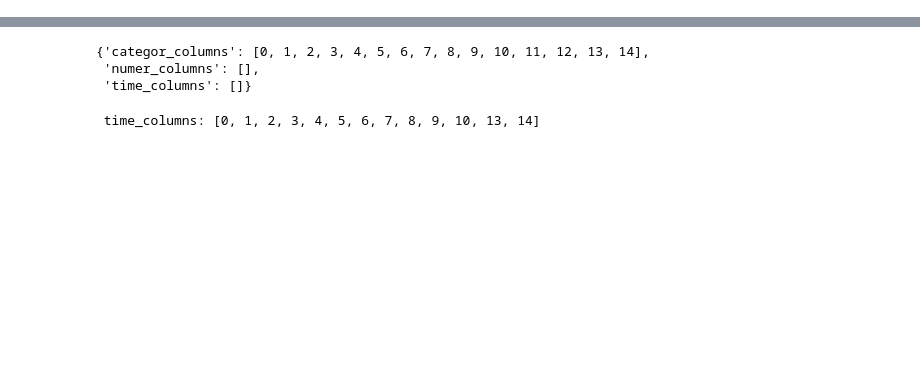
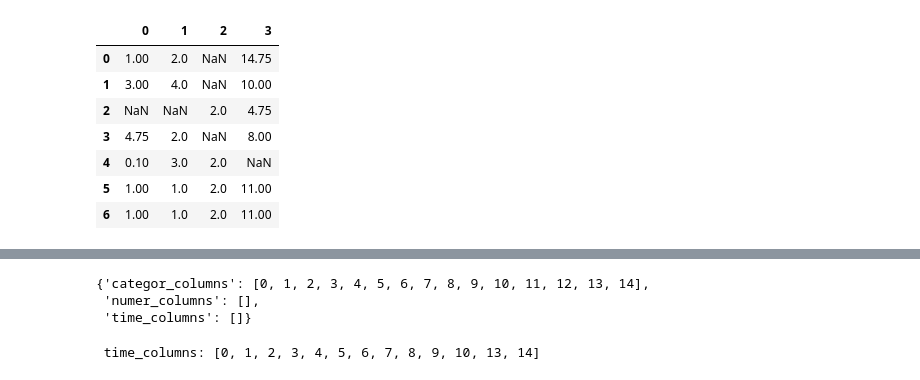
Before and after one commit to Dezzmanster/AML_Risk, a Jupyter notebook: preprocessor/example.ipynb, the cells around one changed output, grey strips where cells are left out. Drawn from its saved outputs; the diff is of its cells as text; code cells hidden in the pictures; blank space fills up the shorter version.

```diff
--- a/preprocessor/example.ipynb
+++ b/preprocessor/example.ipynb
@@ -89 +56,12 @@ dict['datasets'] = [dict['datasets'][i].drop(dict['name_dropped_columns'][i], ax
+# %%
+pd.read_csv('trial_10272020-07:25.csv')
+# %% [output]
+|  | 0 | 1 | 2 | 3 |
+| 0 | 1.00 | 2.0 | NaN | 14.75 |
+| 1 | 3.00 | 4.0 | NaN | 10.00 |
+| 2 | NaN | NaN | 2.0 | 4.75 |
+| 3 | 4.75 | 2.0 | NaN | 8.00 |
+| 4 | 0.10 | 3.0 | 2.0 | NaN |
+| 5 | 1.00 | 1.0 | 2.0 | 11.00 |
+| 6 | 1.00 | 1.0 | 2.0 | 11.00 |
 # %%
```
Also changed, not shown: parts of 42 cells of this notebook, 2 other files.
